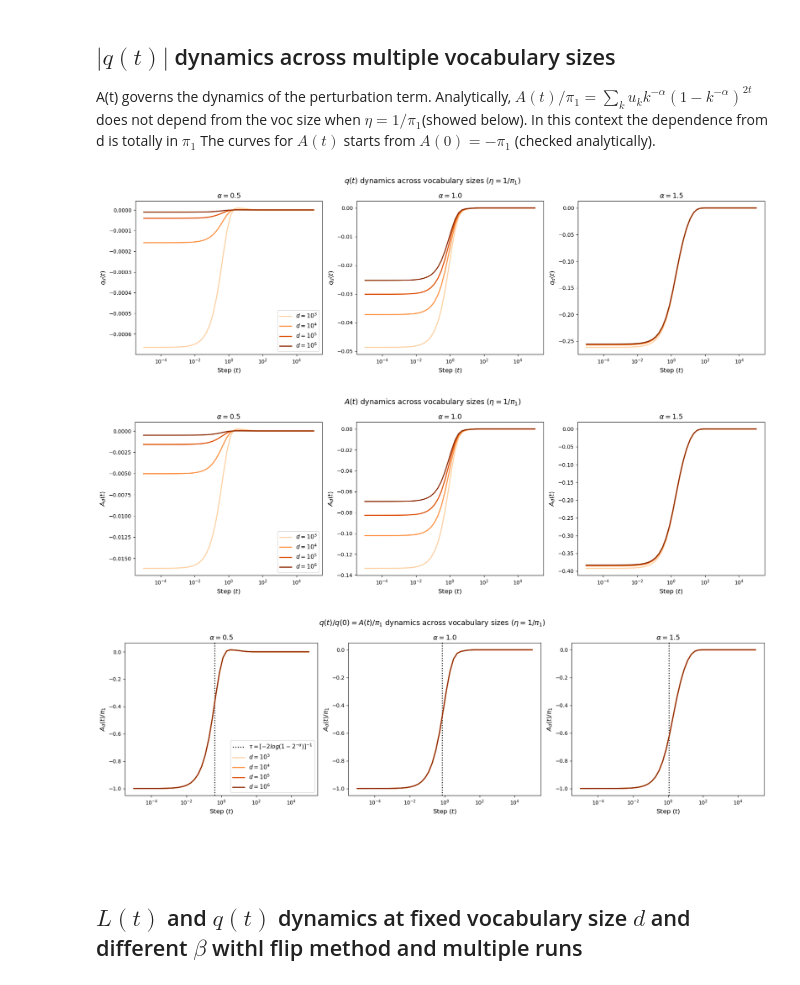
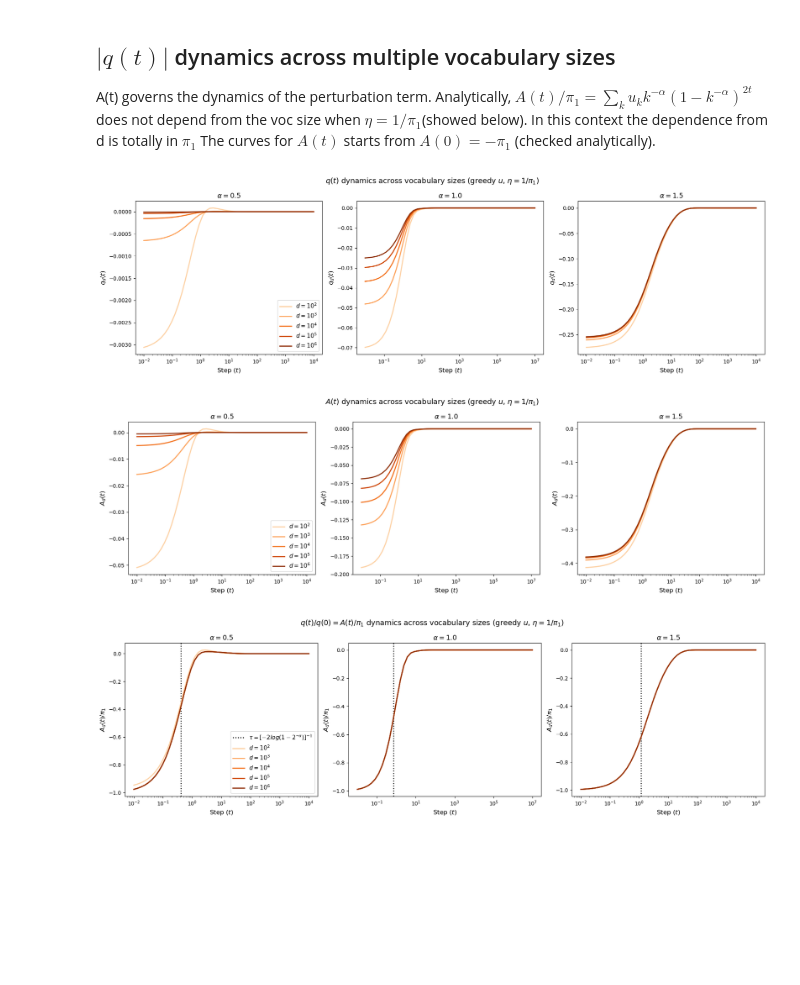
Before and after one commit to lucadriuu/Linear-Bigram-LM, a Jupyter notebook: population/POPmain.ipynb, the cells around one changed output. Drawn from its saved outputs; the diff is of its cells as text; code cells hidden in the pictures; blank space fills up the shorter version.

```diff
--- a/population/POPmain.ipynb
+++ b/population/POPmain.ipynb
@@ -36,7 +30,6 @@ for d in voc_sizes:
 # %%
 from POPplots import plot_d_fixed
-
+filepath = '/home/lucadriu/Desktop/uni/Tesi/Final/experiments/all/population/data/KB_greedy_main.pkl'
 #----Plot--------
-for filepath, eta in files:
-    plot_d_fixed(filepath, eta)
+plot_d_fixed(filepath)
 # %% [output]
@@ -50,21 +44,12 @@ A(t) governs the dynamics of the perturbation term. Analytically, $ A(t)/\pi_1 =
 The curves for $A(t)$ starts from $A(0) = -\pi_1$ (checked analytically).
 # %%
 from POPplots import plot_perturb_evo
-from POPevo import evoloss_beta_fixed
 
-
-alphas = [0.5, 1.0, 1.5]
-ds = [int(1e3), int(1e4), int(1e5), int(1e6)]
-method = 'greedy'
-
-#----Evo and data creation----
-filepath = evoloss_beta_fixed(alphas, ds, beta=0.4, n_passes = 10, t_start=1e-5, t_stop=1e5, nice_plots=False, method=method)
+#----Plot (same data file as above)--------
 plot_perturb_evo(filepath)
 # %% [output]
-[figure, old version]
+[figure, new version]
-[figure, old version]
+[figure, new version]
-[figure, old version]
+[figure, new version]
 # %% [markdown]
 ##
-# %% [markdown]
-## $L(t)$ and $q(t)$ dynamics at fixed vocabulary size $d$ and different $\beta$ withl flip method and multiple runs
```
Also changed, not shown: parts of 6 cells of this notebook, 4 other files.
